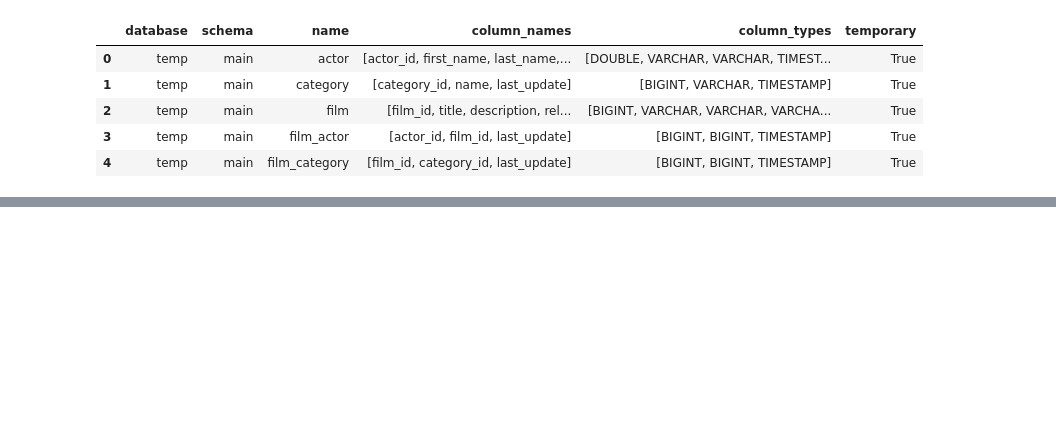
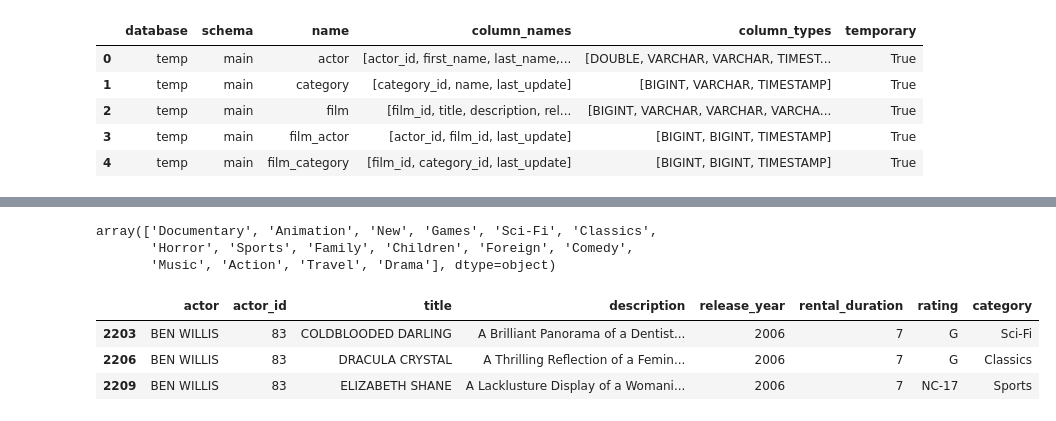
Before and after one commit to LisaYllander92/SQL_DE25_LisaYllander, a Jupyter notebook: CLASS_CODE_ALONGS/WEEK_4_EXERCISE_QUERY_SAKILA/pandas_duckdb.ipynb, the cells around one changed output, grey strips where cells are left out. Cells and saved outputs as stored; diff of their text form; code cells hidden in the pictures; blank space fills up the shorter version.

```diff
--- a/CLASS_CODE_ALONGS/WEEK_4_EXERCISE_QUERY_SAKILA/pandas_duckdb.ipynb
+++ b/CLASS_CODE_ALONGS/WEEK_4_EXERCISE_QUERY_SAKILA/pandas_duckdb.ipynb
@@ -85,0 +137,20 @@ duckdb.sql("DESC;").df()
+# %%
+
+# see unique values of a column
+films_joined["category"].unique()
+# %% [output]
+array(['Documentary', 'Animation', 'New', 'Games', 'Sci-Fi', 'Classics',
+       'Horror', 'Sports', 'Family', 'Children', 'Foreign', 'Comedy',
+       'Music', 'Action', 'Travel', 'Drama'], dtype=object)
+# %%
+# sorting rows
+#print(films_joined["rental_duration"].describe())
+
+films_joined_sorted = films_joined.sort_values(by="rental_duration", ascending=False)
+
+films_joined_sorted.head(3)
+# %% [output]
+|  | actor | actor_id | title | description | release_year | rental_duration | rating | category |
+| 2203 | BEN WILLIS | 83 | COLDBLOODED DARLING | A Brilliant Panorama of a Dentist... | 2006 | 7 | G | Sci-Fi |
+| 2206 | BEN WILLIS | 83 | DRACULA CRYSTAL | A Thrilling Reflection of a Femin... | 2006 | 7 | G | Classics |
+| 2209 | BEN WILLIS | 83 | ELIZABETH SHANE | A Lacklusture Display of a Womani... | 2006 | 7 | NC-17 | Sports |
```
Also changed, not shown: parts of 11 cells of this notebook.
